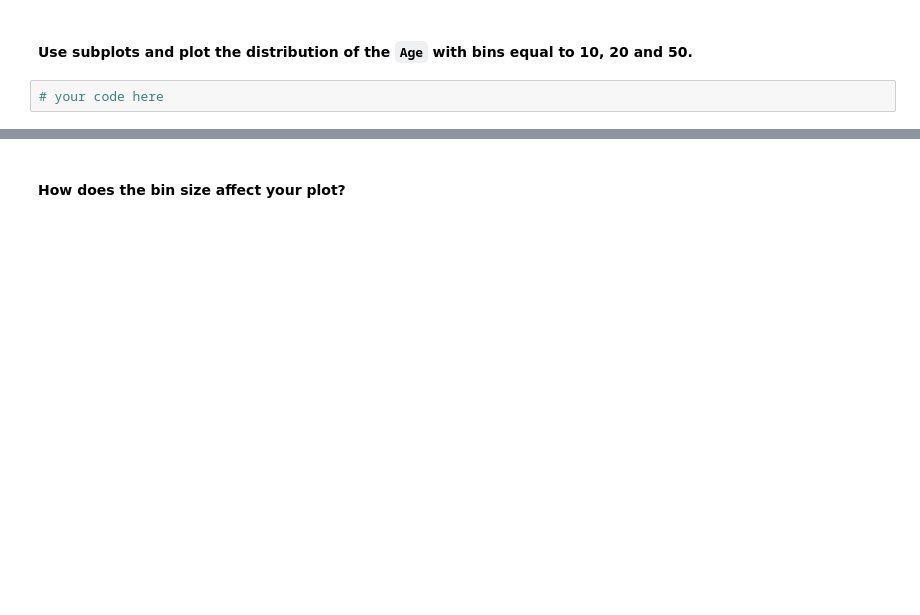
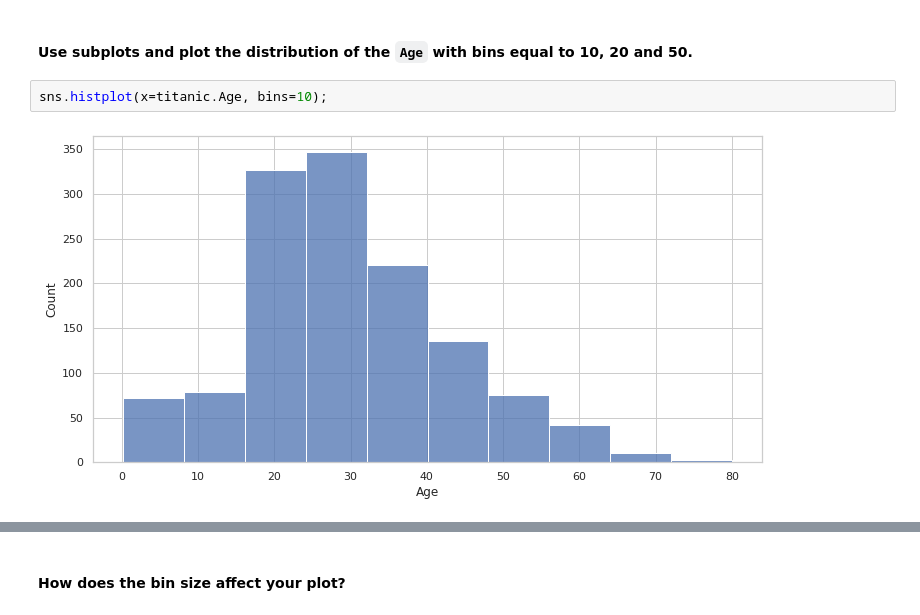
Before and after one commit to Ironhack-Data-Madrid-Enero-2022/lab-matplotlib-seaborn, a Jupyter notebook: your-code/main.ipynb, the cells around one changed output, grey strips where cells are left out. Cells and saved outputs as stored; diff of their text form; blank space fills up the shorter version.

```diff
--- a/your-code/main.ipynb
+++ b/your-code/main.ipynb
@@ -84,4 +198,6 @@ How the average number of steps change by month. Use the appropriate visualizati
 # %% [markdown]
 #### Use subplots and plot the distribution of the `Age`  with bins equal to 10, 20 and 50.
-# %%
-# your code here
+# %%
+sns.histplot(x=titanic.Age, bins=10);
+# %% [output]
+[figure, added]
```
Also changed, not shown: parts of 46 cells of this notebook.
